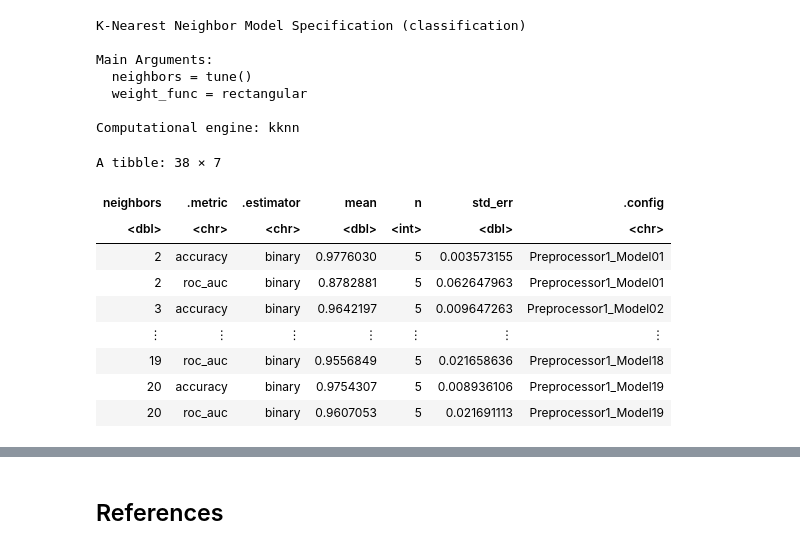
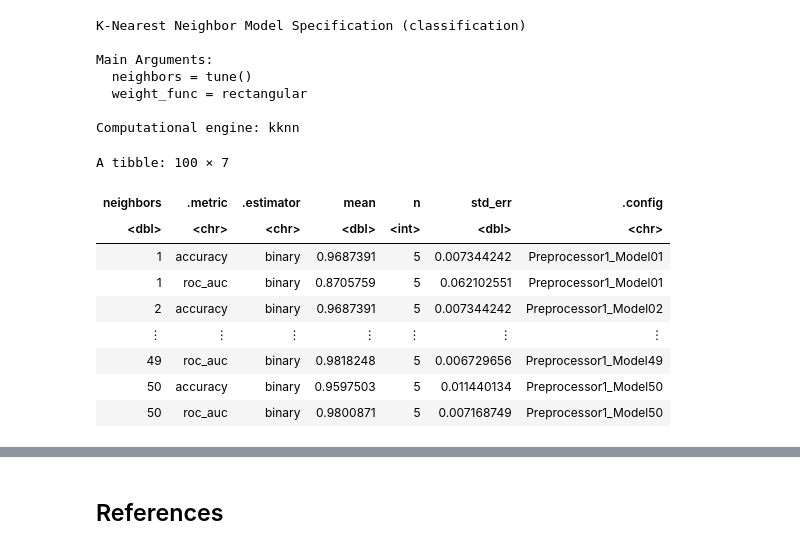
Before and after one commit to DrakenRaptor/Section006-28-Proposal, a Jupyter notebook: ProjectTrial.ipynb, the cells around one changed output, grey strips where cells are left out. Drawn from its saved outputs; the diff is of its cells as text; code cells hidden in the pictures.

```diff
--- a/ProjectTrial.ipynb
+++ b/ProjectTrial.ipynb
@@ -746,6 +746,7 @@ knn_tune <- nearest_neighbor(weight_func = "rectangular",
   set_engine("kknn") |>
   set_mode("classification")
 knn_tune
+k_vals <- tibble(neighbors = seq(from = 1, to = 50, by = 1))
 # %% [output]
 K-Nearest Neighbor Model Specification (classification)
 
@@ -757,20 +758,20 @@ Computational engine: kknn
 # %%
 knn_results_2022 <- workflow() |>
        add_recipe(nba_2022_recipe) |>
        add_model(knn_tune) |>
-       tune_grid(resamples = nba_2022_vfold, grid = value_k) |>
+       tune_grid(resamples = nba_2022_vfold, grid = k_vals) |>
        collect_metrics()
 
 knn_results_2022
 # %% [output]
-A tibble: 38 × 7
+A tibble: 100 × 7
 | neighbors | .metric | .estimator | mean | n | std_err | .config |
 | <dbl> | <chr> | <chr> | <dbl> | <int> | <dbl> | <chr> |
-| 2 | accuracy | binary | 0.9776030 | 5 | 0.003573155 | Preprocessor1_Model01 |
-| 2 | roc_auc | binary | 0.8782881 | 5 | 0.062647963 | Preprocessor1_Model01 |
-| 3 | accuracy | binary | 0.9642197 | 5 | 0.009647263 | Preprocessor1_Model02 |
+| 1 | accuracy | binary | 0.9687391 | 5 | 0.007344242 | Preprocessor1_Model01 |
+| 1 | roc_auc | binary | 0.8705759 | 5 | 0.062102551 | Preprocessor1_Model01 |
+| 2 | accuracy | binary | 0.9687391 | 5 | 0.007344242 | Preprocessor1_Model02 |
 | ⋮ | ⋮ | ⋮ | ⋮ | ⋮ | ⋮ | ⋮ |
-| 19 | roc_auc | binary | 0.9556849 | 5 | 0.021658636 | Preprocessor1_Model18 |
-| 20 | accuracy | binary | 0.9754307 | 5 | 0.008936106 | Preprocessor1_Model19 |
-| 20 | roc_auc | binary | 0.9607053 | 5 | 0.021691113 | Preprocessor1_Model19 |
+| 49 | roc_auc | binary | 0.9818248 | 5 | 0.006729656 | Preprocessor1_Model49 |
+| 50 | accuracy | binary | 0.9597503 | 5 | 0.011440134 | Preprocessor1_Model50 |
+| 50 | roc_auc | binary | 0.9800871 | 5 | 0.007168749 | Preprocessor1_Model50 |
 # %%
```
Also changed, not shown: parts of 5 cells of this notebook.
